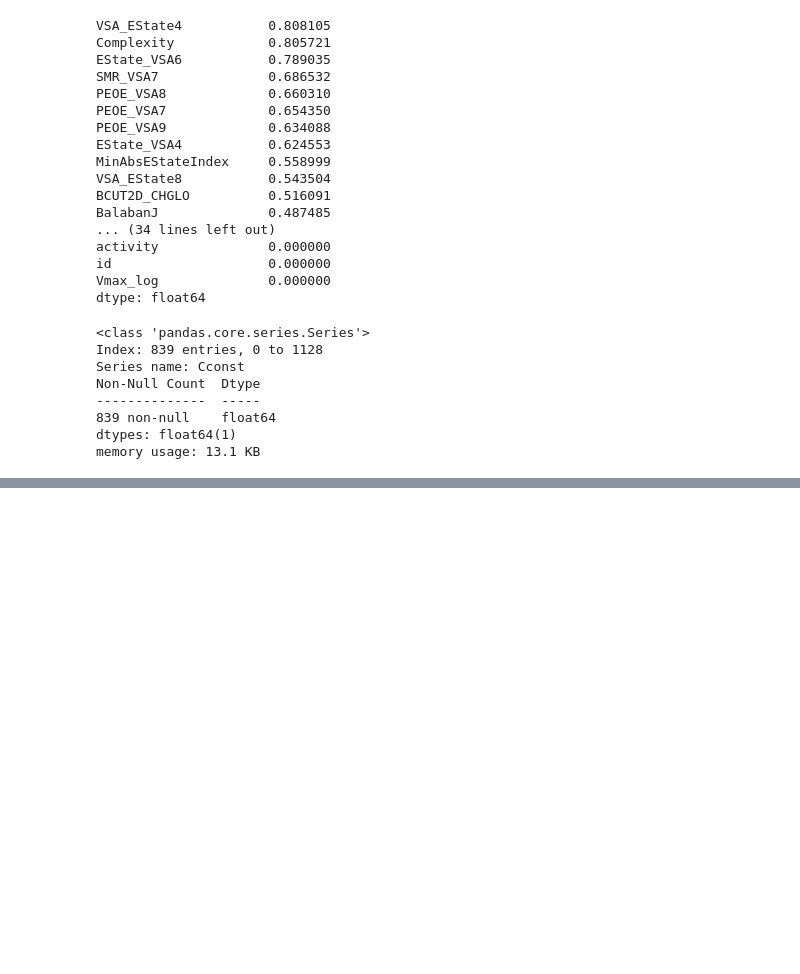
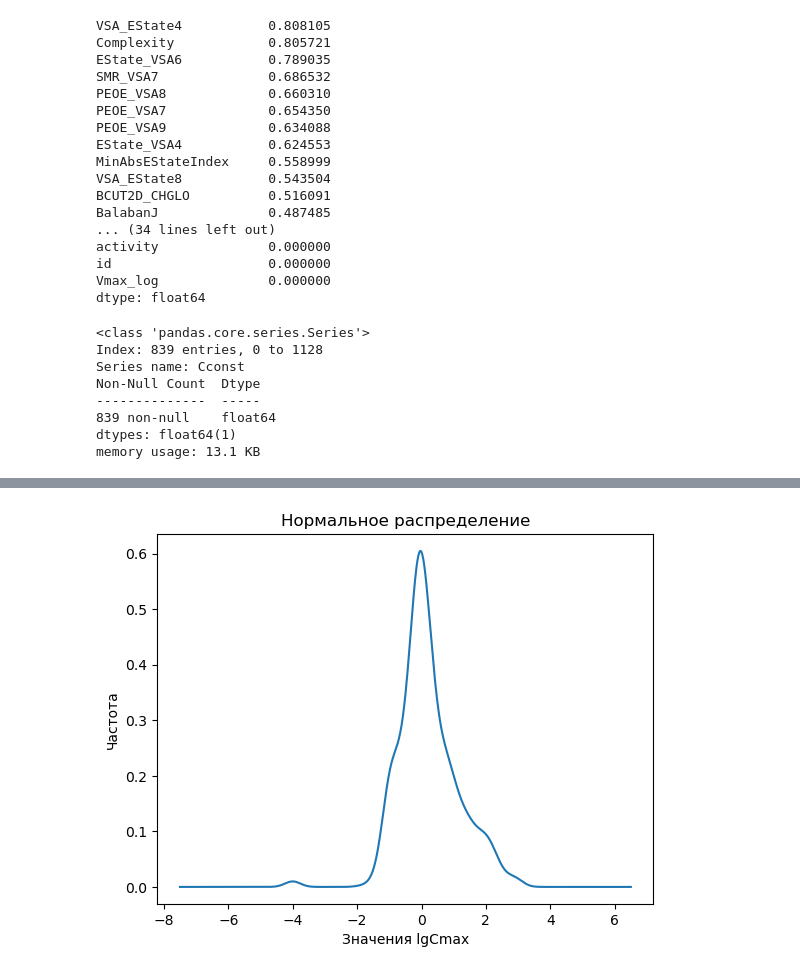
Before and after one commit to illhammm/Nanozymes1, a Jupyter notebook: Data_Preprocessing/data_preprocessing.ipynb, the cells around one changed output, grey strips where cells are left out. Cells and saved outputs as stored; diff of their text form; code cells hidden in the pictures; blank space fills up the shorter version.

```diff
--- a/Data_Preprocessing/data_preprocessing.ipynb
+++ b/Data_Preprocessing/data_preprocessing.ipynb
@@ -150,0 +211,4 @@ memory usage: 13.1 KB
+# %%
+to_drow_hist(df.iloc[:, 12])
+# %% [output]
+[figure, added]
```
Also changed, not shown: parts of 7 cells of this notebook.
